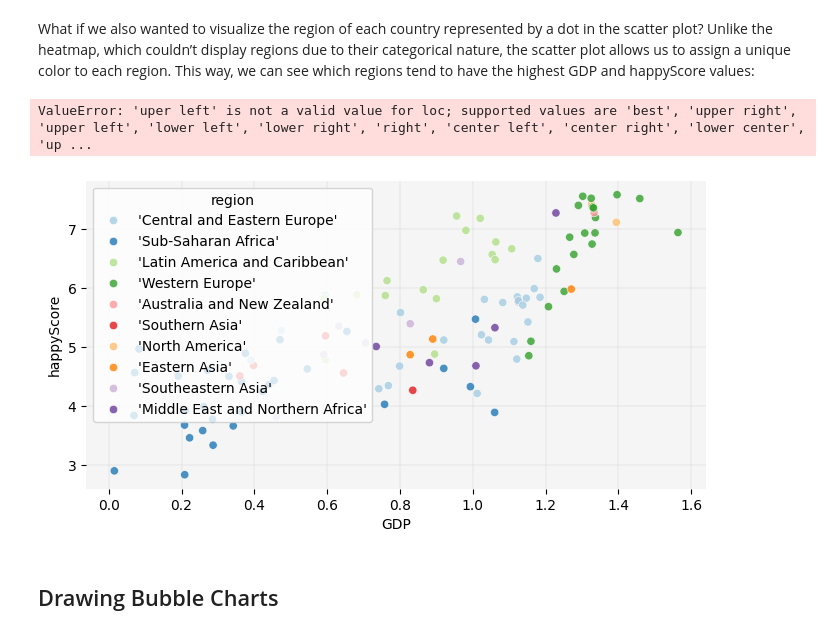
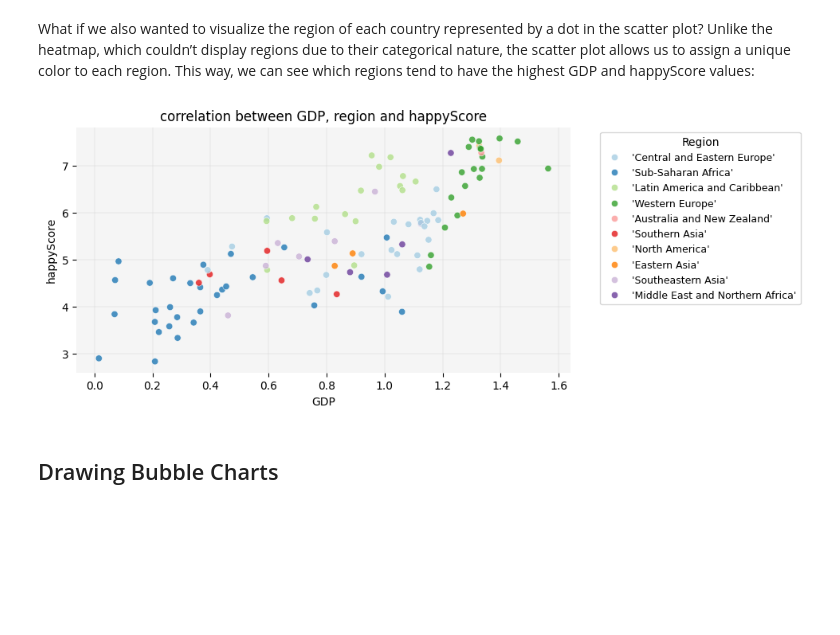
Before and after one commit to HERMES-DKZ/practice_notebook_statinf, a Jupyter notebook: demo_1.ipynb, the cells around one changed output. Saved outputs shown, nothing was run; the diff lists cells and outputs as text; code cells hidden in the pictures; blank space fills up the shorter version.

```diff
--- a/demo_1.ipynb
+++ b/demo_1.ipynb
@@ -200,23 +200,22 @@ What if we also wanted to visualize the region of each country represented by a
 # %%
 plt.figure(figsize=(8, 4))
 
 # adding region to the graph as hue:
 # YOUR CODE HERE
 sns.scatterplot(data=happy_df, x='GDP', y='happyScore', hue='region', palette='Paired', alpha=0.8, zorder=3)
 
 plt.grid(True, zorder=0, color='lightgray', linestyle='-', linewidth=0.3)
 sns.despine(left=True, bottom=True)
 plt.gca().set_facecolor('whitesmoke')
 
 # adding a legend to the graph:
 # YOUR CODE HERE
-plt.legend (title='Region', title_fontsize='10', fontsize='9', bbox_to_anchor=(1.05, 1), loc='uper left')
+plt.legend (title='Region', title_fontsize='10', fontsize='9', bbox_to_anchor=(1.05, 1), loc='upper left')
 
 plt.title('correlation between GDP, region and happyScore')
 plt.show()
 # %% [output]
-ValueError: 'uper left' is not a valid value for loc; supported values are 'best', 'upper right', 'upper left', 'lower left', 'lower right', 'right', 'center left', 'center right', 'lower center', 'up ...
-[figure, old version]
+[figure, new version]
 # %% [markdown]
 ## Drawing Bubble Charts
 # %% [markdown]
```
Also changed, not shown: parts of 4 cells of this notebook, 1 other file.
